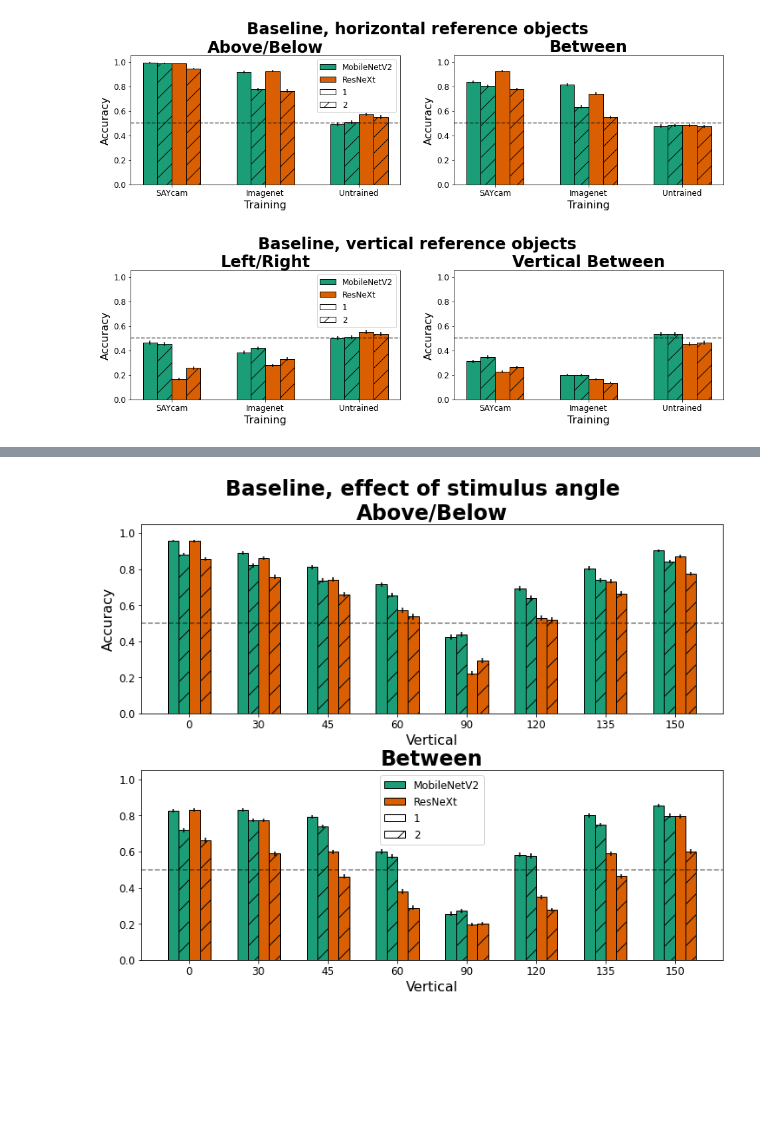
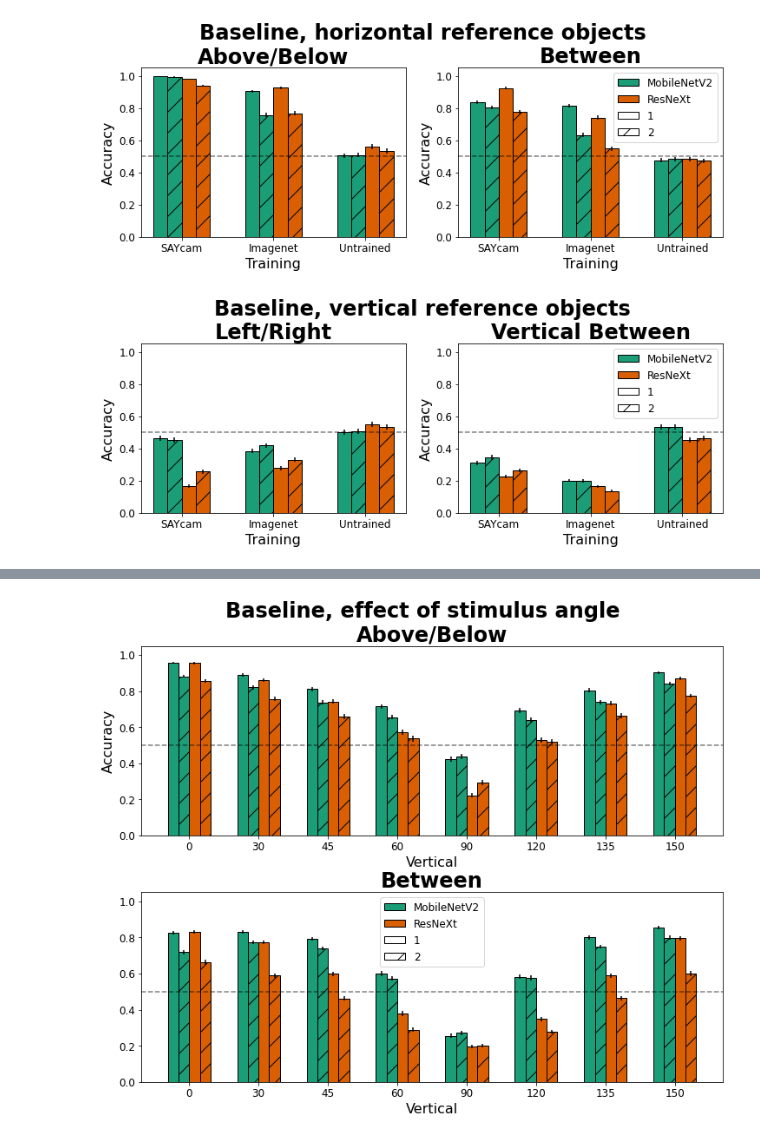
Before and after one commit to guydav/simple-relational-reasoning, a Jupyter notebook: notebooks/EmbeddingDataAnalysis.ipynb, the cells around one changed output, grey strips where cells are left out. Saved outputs shown, nothing was run; the diff lists cells and outputs as text; code cells hidden in the pictures; blank space fills up the shorter version.

Commit message:
Current version of plots that went in slides

```diff
--- a/notebooks/EmbeddingDataAnalysis.ipynb
+++ b/notebooks/EmbeddingDataAnalysis.ipynb
@@ -151,6 +151,10 @@ DEFAULT_PLOT_STYLES = dict(
         n_target_types={
             1: '',
             2: '/',
+        },
+        n_habituation_stimuli={
+            1: '',
+            4: '+',
         }
     )
 )
@@ -421,25 +441,25 @@ def multiple_bar_plots(df: pd.DataFrame, *,
 # %%
 multiple_bar_plots(combined_df,
     # what and how to plot arguments
     filter_dict=dict(training=['random', 'ImageNet', 'saycam(S)'],
         flip=None, dino=None, effective_angle=0),
     group_bars_by='training',
     color_bars_by='model',
     panel_by='relation',
     hatch_bars_by='n_target_types',
     # plot style arguments
-    figsize = (16, 4),
+    figsize = (12, 4),
     layout = (1, 2),
     title_kwargs=dict(fontweight='bold'),
     panel_titles=['Above/Below', 'Between'],
     sup_title='Baseline, horizontal reference objects',
-    legend_ax_index=0
+    legend_ax_index=1
     # plot saving arguments
     # save_path: typing.Optional[str] = None,
     # save_should_print: bool = False,
     )
 # %% [output]
-[figure, old version]
+[figure, new version]
 # %%
 multiple_bar_plots(combined_df,
     # what and how to plot arguments
@@ -450,15 +470,15 @@ multiple_bar_plots(combined_df,
     panel_by='relation',
     hatch_bars_by='n_target_types',
     # plot style arguments
-    figsize = (16, 4),
+    figsize = (12, 4),
     layout = (1, 2),
     title_kwargs=dict(fontweight='bold'),
     panel_titles=['Left/Right', 'Vertical Between'],
     sup_title='Baseline, vertical reference objects',
-    legend_ax_index=0
+    legend_ax_index=1
     # plot saving arguments
     # save_path: typing.Optional[str] = None,
     # save_should_print: bool = False,
     )
 # %% [output]
-[figure, old version]
+[figure, new version]
```
Also changed, not shown: parts of 6 cells of this notebook, 1 other file.
